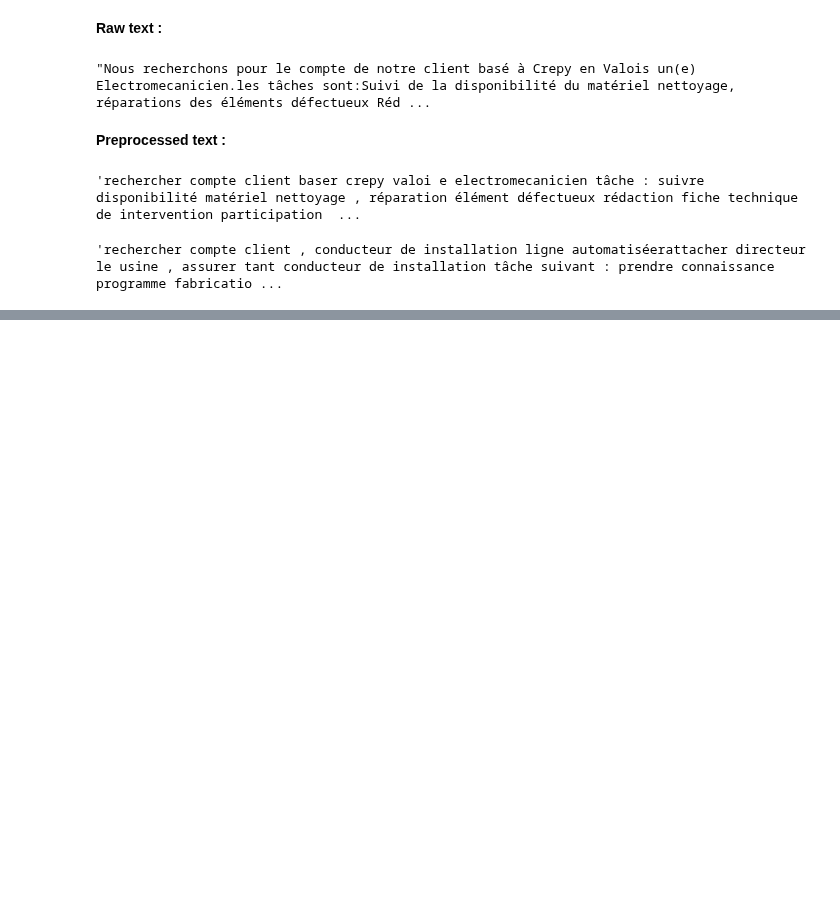
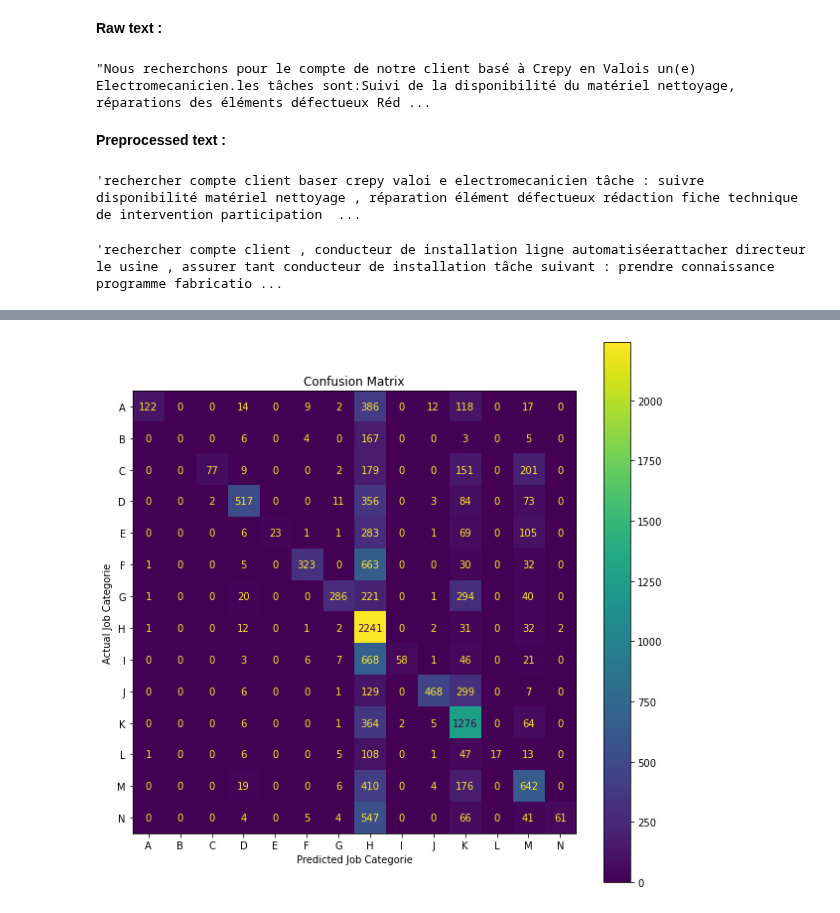
Before and after one commit to oscarfossey/NLP-Job-classifier-based-on-description, a Jupyter notebook: Tf-IDF Model.ipynb, the cells around one changed output, grey strips where cells are left out. Cells and saved outputs as stored; diff of their text form; code cells hidden in the pictures; blank space fills up the shorter version.

```diff
--- a/Tf-IDF Model.ipynb
+++ b/Tf-IDF Model.ipynb
@@ -65,0 +64,7 @@ from nltk.tokenize import sent_tokenize
+# %%
+#tf idf
+tf_idf = TfidfVectorizer()
+#applying tf idf to training data
+X_train_vect = tf_idf.fit_transform(train_X)
+#applying tf idf to training data
+X_train_vect = tf_idf.transform(train_X)
@@ -65,0 +77,3 @@ from nltk.tokenize import sent_tokenize
+# %%
+#transforming test data into tf-idf matrix
+X_val_vect = tf_idf.transform(val_X)
@@ -65,0 +86,3 @@ from nltk.tokenize import sent_tokenize
+# %%
+naive_bayes_classifier = MultinomialNB()
+naive_bayes_classifier.fit(X_train_vect, train_y)
@@ -65,0 +91,3 @@ from nltk.tokenize import sent_tokenize
+# %%
+y_pred = naive_bayes_classifier.predict(X_val_vect)
+print(metrics.classification_report(val_y, y_pred, target_names=list(df_train["categorie"].unique())))
@@ -65,0 +118,13 @@ from nltk.tokenize import sent_tokenize
+# %%
+cm = confusion_matrix(val_y, y_pred)
+
+cmd_obj = ConfusionMatrixDisplay(cm, display_labels=list(df_val.sort_values("categorie")["categorie"].unique()))
+cmd_obj.plot()
+cmd_obj.ax_.set(title='Confusion Matrix',
+                xlabel='Predicted Job Categorie',
+                ylabel='Actual Job Categorie',)
+
+plt.rcParams["figure.figsize"] = (5,5)
+plt.show()
+# %% [output]
+[figure, added]
```
Also changed, not shown: parts of 14 cells of this notebook.
